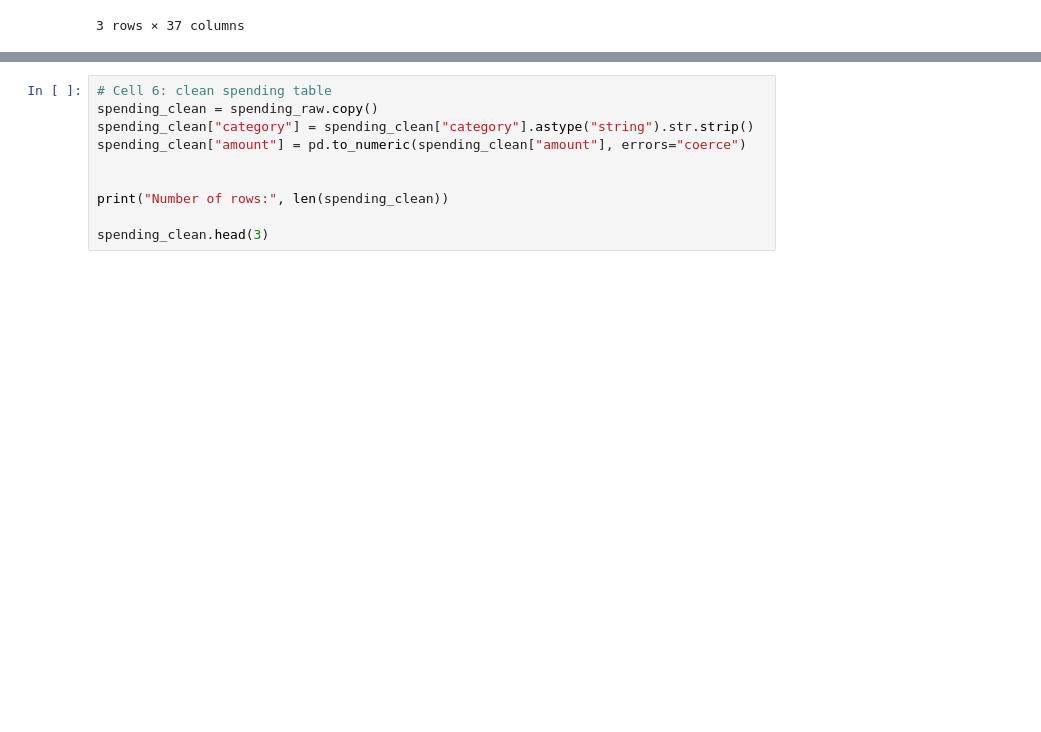
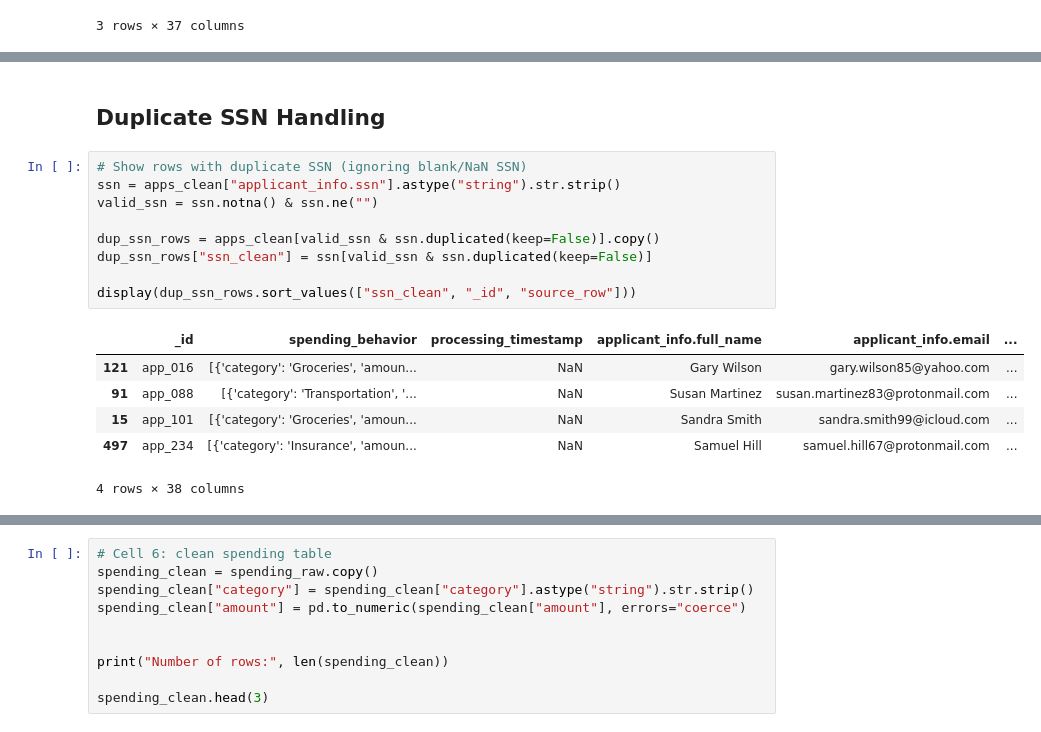
Before and after one commit to selin71414/dego-project-team9, a Jupyter notebook: notebooks/01-data-quality.ipynb, the cells around one changed output, grey strips where cells are left out. Drawn from its saved outputs; the diff is of its cells as text; blank space fills up the shorter version.

```diff
--- a/notebooks/01-data-quality.ipynb
+++ b/notebooks/01-data-quality.ipynb
@@ -262,0 +301,18 @@ Rows are retained, original values are preserved, and quality flags are added fo
+# %% [markdown]
+## Duplicate SSN Handling
+# %%
+# Show rows with duplicate SSN (ignoring blank/NaN SSN)
+ssn = apps_clean["applicant_info.ssn"].astype("string").str.strip()
+valid_ssn = ssn.notna() & ssn.ne("")
+
+dup_ssn_rows = apps_clean[valid_ssn & ssn.duplicated(keep=False)].copy()
+dup_ssn_rows["ssn_clean"] = ssn[valid_ssn & ssn.duplicated(keep=False)]
+
+display(dup_ssn_rows.sort_values(["ssn_clean", "_id", "source_row"]))
+# %% [output]
+|  | _id | spending_behavior | processing_timestamp | applicant_info.full_name | applicant_info.email | ... |
+| 121 | app_016 | [{'category': 'Groceries', 'amoun... | NaN | Gary Wilson | gary.wilson85@yahoo.com | ... |
+| 91 | app_088 | [{'category': 'Transportation', '... | NaN | Susan Martinez | susan.martinez83@protonmail.com | ... |
+| 15 | app_101 | [{'category': 'Groceries', 'amoun... | NaN | Sandra Smith | sandra.smith99@icloud.com | ... |
+| 497 | app_234 | [{'category': 'Insurance', 'amoun... | NaN | Samuel Hill | samuel.hill67@protonmail.com | ... |
+4 rows × 38 columns
```
Also changed, not shown: parts of 11 cells of this notebook.
